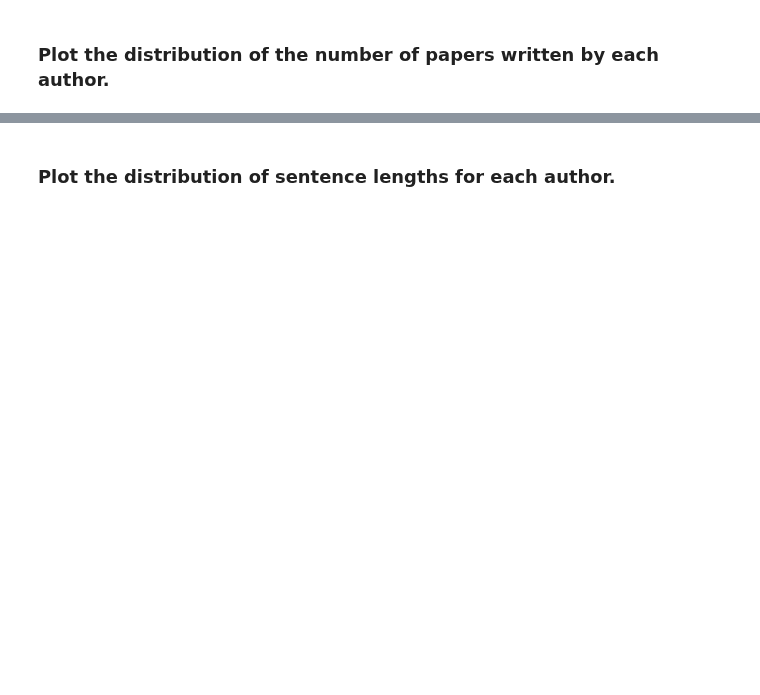
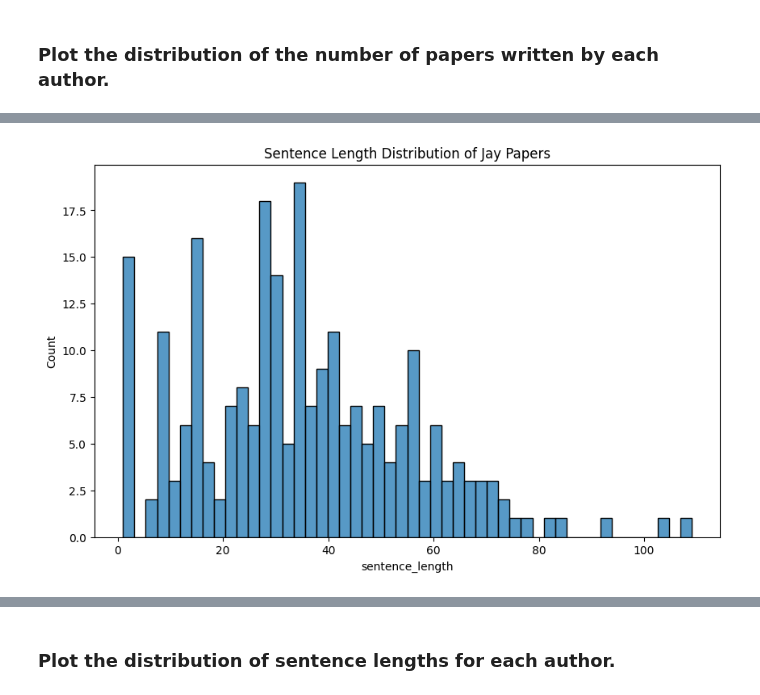
Before and after one commit to JamesMTucker/DATA_340_NLP, a Jupyter notebook: Spring_2024/Problem_Sets/02_Author_Prediction_RNN_Model.ipynb, the cells around one changed output, grey strips where cells are left out. Drawn from its saved outputs; the diff is of its cells as text; code cells hidden in the pictures; blank space fills up the shorter version.

```diff
--- a/Spring_2024/Problem_Sets/02_Author_Prediction_RNN_Model.ipynb
+++ b/Spring_2024/Problem_Sets/02_Author_Prediction_RNN_Model.ipynb
@@ -116,0 +208,8 @@ Your task is to predict the author of a paper using the text of the paper. You w
+# %%
+# Plot the sentence distribution of the jay papers
+plt.figure(figsize=(10, 6))
+sns.histplot(jay['sentence_length'], bins=50)
+plt.title('Sentence Length Distribution of Jay Papers')
+plt.show();
+# %% [output]
+[figure, added]
```
Also changed, not shown: parts of 34 cells of this notebook.
